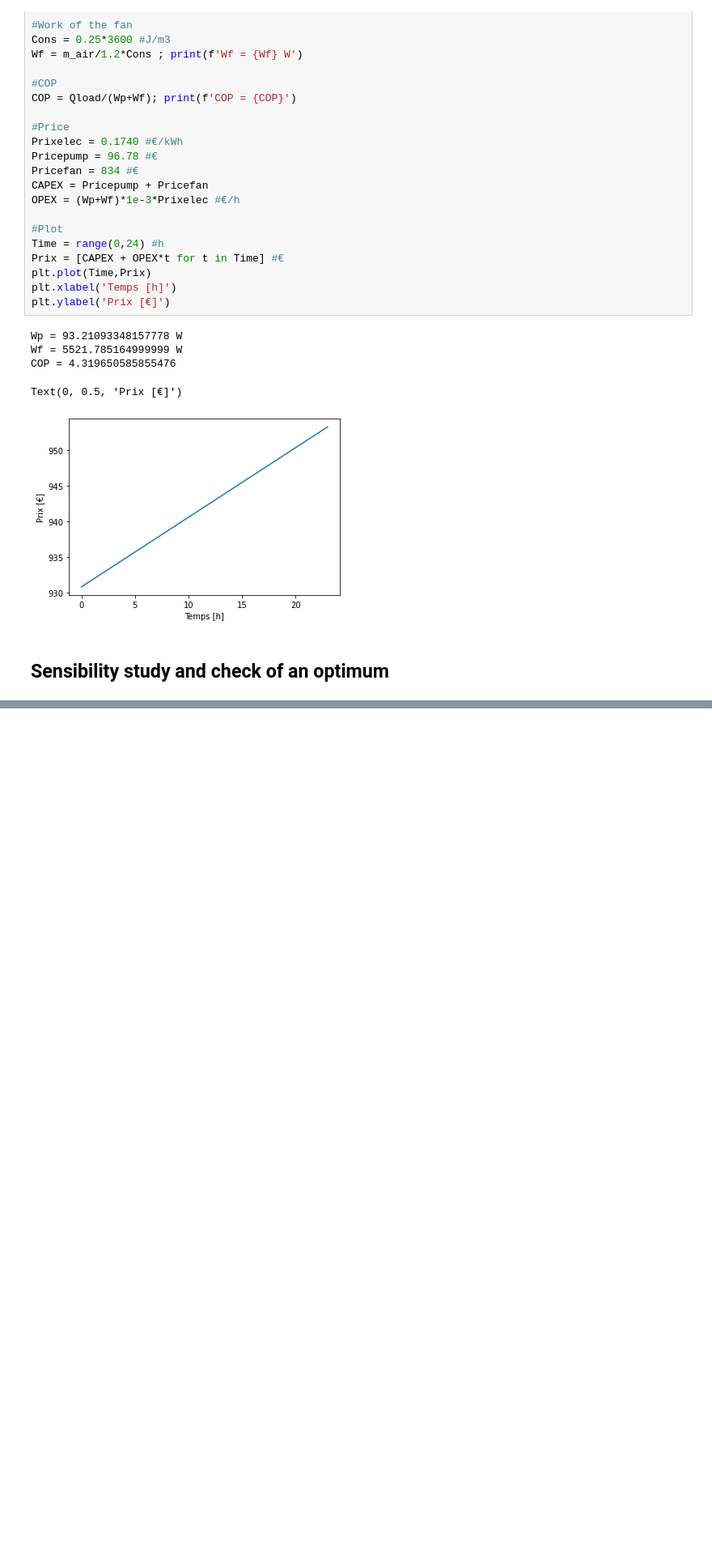
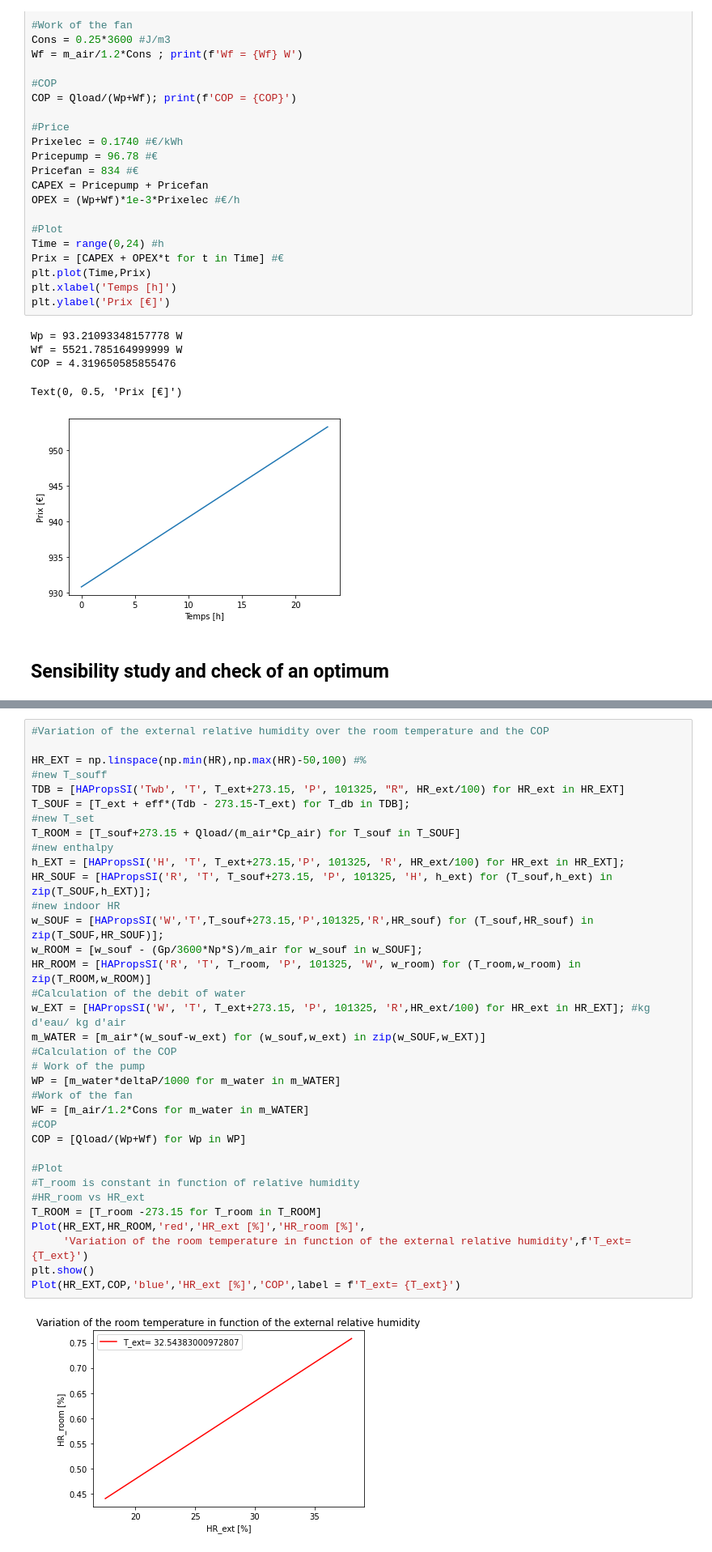
Before and after one commit to JolanKerrien/Heat-Mass-Transfer, a Jupyter notebook: Heat Transfer.ipynb, the cells around one changed output, grey strips where cells are left out. Shown: that part at 81% size. Saved outputs shown, nothing was run; the diff lists cells and outputs as text; blank space fills up the shorter version.

```diff
--- a/Heat Transfer.ipynb
+++ b/Heat Transfer.ipynb
@@ -225,0 +279,37 @@ Text(0, 0.5, 'Prix [€]')
+# %%
+#Variation of the external relative humidity over the room temperature and the COP
+
+HR_EXT = np.linspace(np.min(HR),np.max(HR)-50,100) #%
+#new T_souff
+TDB = [HAPropsSI('Twb', 'T', T_ext+273.15, 'P', 101325, "R", HR_ext/100) for HR_ext in HR_EXT]
+T_SOUF = [T_ext + eff*(Tdb - 273.15-T_ext) for T_db in TDB];
+#new T_set
+T_ROOM = [T_souf+273.15 + Qload/(m_air*Cp_air) for T_souf in T_SOUF]
+#new enthalpy
+h_EXT = [HAPropsSI('H', 'T', T_ext+273.15,'P', 101325, 'R', HR_ext/100) for HR_ext in HR_EXT];
+HR_SOUF = [HAPropsSI('R', 'T', T_souf+273.15, 'P', 101325, 'H', h_ext) for (T_souf,h_ext) in zip(T_SOUF,h_EXT)];
+#new indoor HR
+w_SOUF = [HAPropsSI('W','T',T_souf+273.15,'P',101325,'R',HR_souf) for (T_souf,HR_souf) in zip(T_SOUF,HR_SOUF)];
+w_ROOM = [w_souf - (Gp/3600*Np*S)/m_air for w_souf in w_SOUF];
+HR_ROOM = [HAPropsSI('R', 'T', T_room, 'P', 101325, 'W', w_room) for (T_room,w_room) in zip(T_ROOM,w_ROOM)]
+#Calculation of the debit of water
+w_EXT = [HAPropsSI('W', 'T', T_ext+273.15, 'P', 101325, 'R',HR_ext/100) for HR_ext in HR_EXT]; #kg d'eau/ kg d'air
+m_WATER = [m_air*(w_souf-w_ext) for (w_souf,w_ext) in zip(w_SOUF,w_EXT)]
+#Calculation of the COP
+# Work of the pump
+WP = [m_water*deltaP/1000 for m_water in m_WATER]
+#Work of the fan
+WF = [m_air/1.2*Cons for m_water in m_WATER]
+#COP
+COP = [Qload/(Wp+Wf) for Wp in WP]
+
+#Plot
+#T_room is constant in function of relative humidity
+#HR_room vs HR_ext
+T_ROOM = [T_room -273.15 for T_room in T_ROOM]
+Plot(HR_EXT,HR_ROOM,'red','HR_ext [%]','HR_room [%]',
+     'Variation of the room temperature in function of the external relative humidity',f'T_ext= {T_ext}')
+plt.show()
+Plot(HR_EXT,COP,'blue','HR_ext [%]','COP',label = f'T_ext= {T_ext}')
+# %% [output]
+[figure, added]
```
Also changed, not shown: parts of 7 cells of this notebook.
